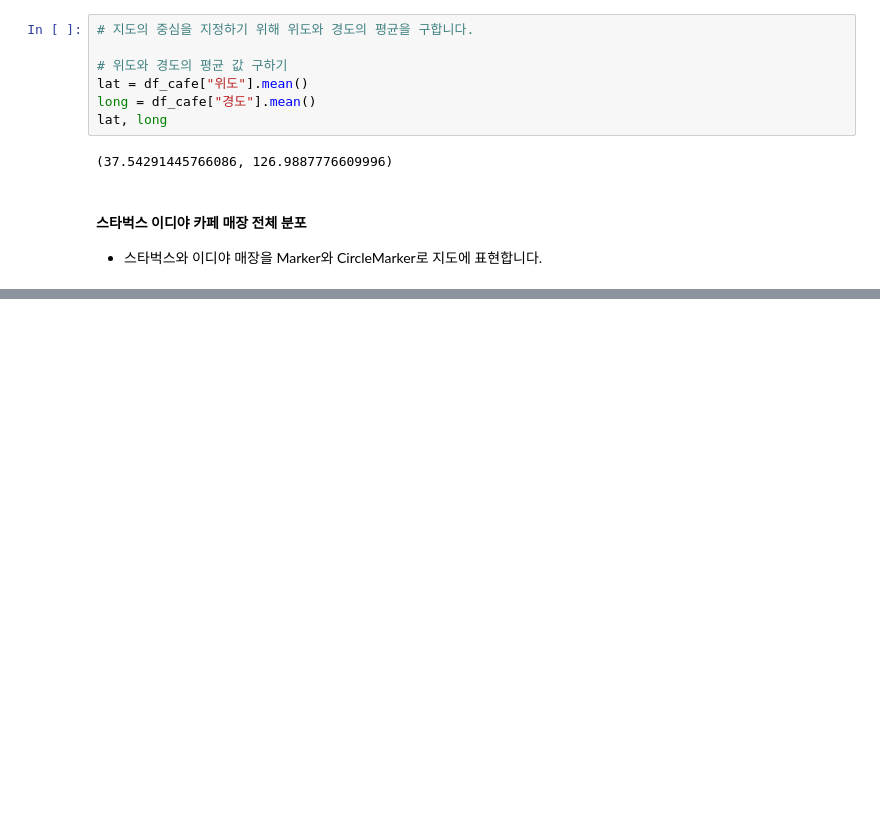
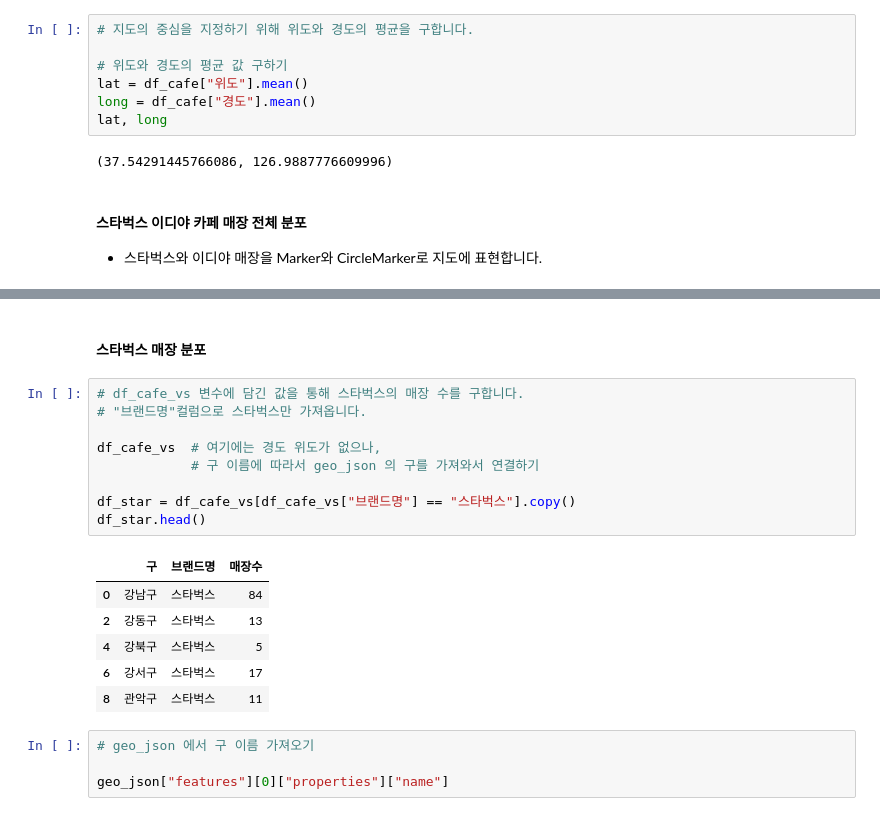
Before and after one commit to sookm/inflearn_lecture_opendata, a Jupyter notebook: 04-coffee-store-practice_210625.ipynb, the cells around one changed output, grey strips where cells are left out. Drawn from its saved outputs; the diff is of its cells as text; blank space fills up the shorter version.

Commit message:
210707_4_스타벅스, 이디야 매장위치 비교하기

```diff
--- a/04-coffee-store-practice_210625.ipynb
+++ b/04-coffee-store-practice_210625.ipynb
@@ -537,0 +572,22 @@ m
+# %% [markdown]
+#### 스타벅스 매장 분포
+# %%
+# df_cafe_vs 변수에 담긴 값을 통해 스타벅스의 매장 수를 구합니다.
+# "브랜드명"컬럼으로 스타벅스만 가져옵니다.
+
+df_cafe_vs  # 여기에는 경도 위도가 없으나,
+            # 구 이름에 따라서 geo_json 의 구를 가져와서 연결하기
+
+df_star = df_cafe_vs[df_cafe_vs["브랜드명"] == "스타벅스"].copy()
+df_star.head()
+# %% [output]
+|  | 구 | 브랜드명 | 매장수 |
+| 0 | 강남구 | 스타벅스 | 84 |
+| 2 | 강동구 | 스타벅스 | 13 |
+| 4 | 강북구 | 스타벅스 | 5 |
+| 6 | 강서구 | 스타벅스 | 17 |
+| 8 | 관악구 | 스타벅스 | 11 |
+# %%
+# geo_json 에서 구 이름 가져오기
+
+geo_json["features"][0]["properties"]["name"]
```
Also changed, not shown: parts of 5 cells of this notebook.
